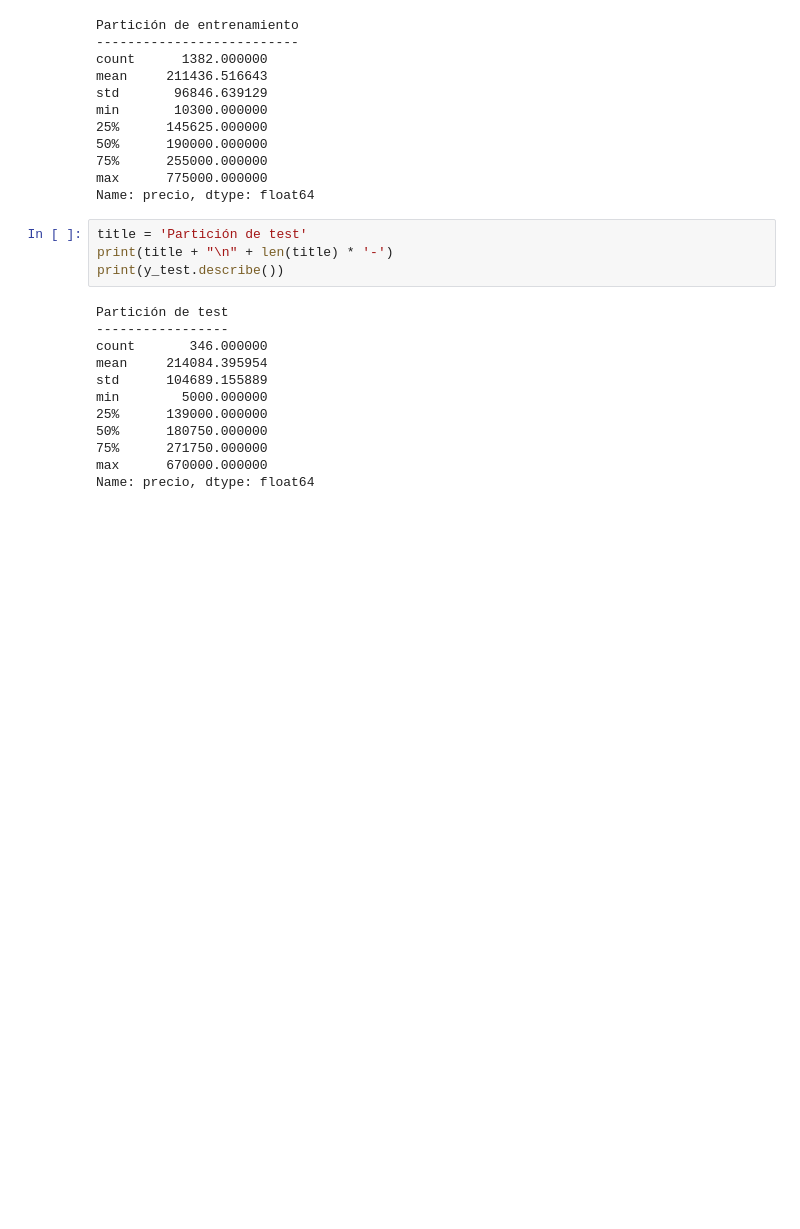
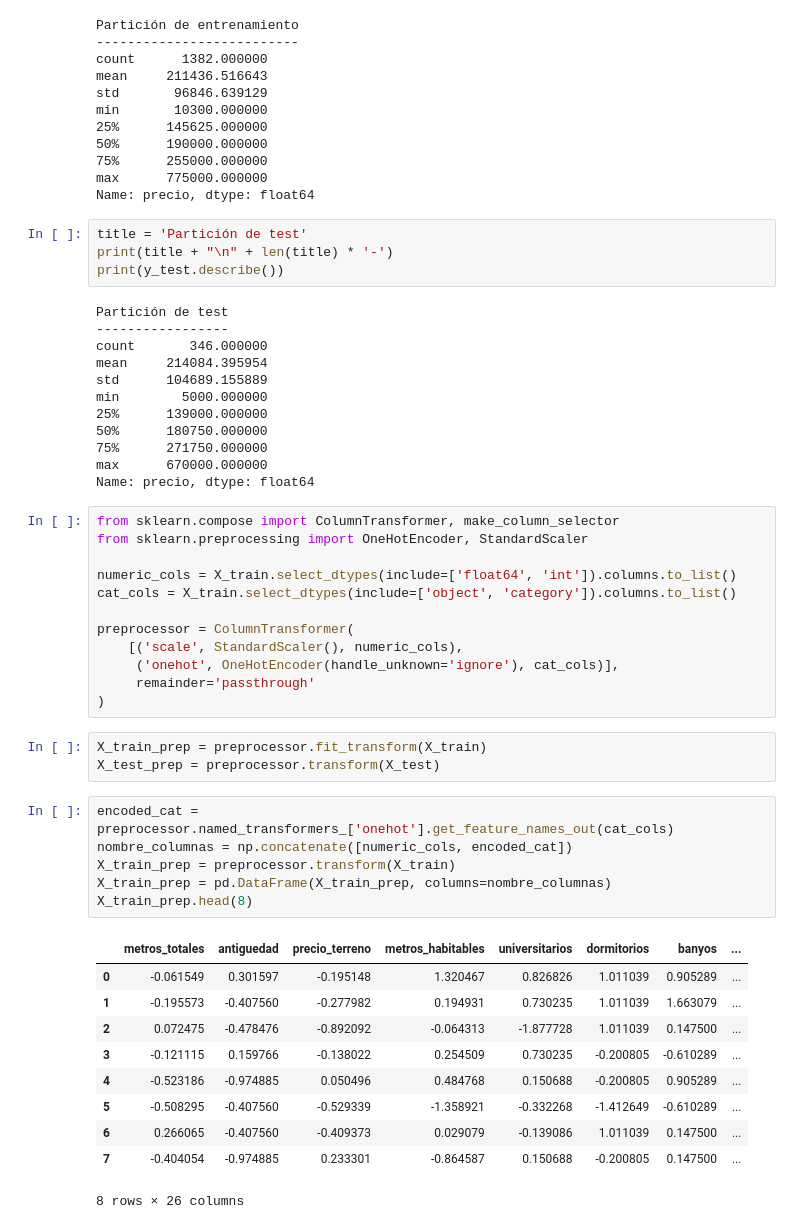
Before and after one commit to JoseJesusLaCasaNieto/Kaggle, a Jupyter notebook: SaratogaHouses/SaratogaHouses.ipynb, the cells around one changed output. Saved outputs shown, nothing was run; the diff lists cells and outputs as text; blank space fills up the shorter version.

```diff
--- a/SaratogaHouses/SaratogaHouses.ipynb
+++ b/SaratogaHouses/SaratogaHouses.ipynb
@@ -409,3 +409,35 @@ min        5000.000000
 75%      271750.000000
 max      670000.000000
 Name: precio, dtype: float64
+# %%
+from sklearn.compose import ColumnTransformer, make_column_selector
+from sklearn.preprocessing import OneHotEncoder, StandardScaler
+
+numeric_cols = X_train.select_dtypes(include=['float64', 'int']).columns.to_list()
+cat_cols = X_train.select_dtypes(include=['object', 'category']).columns.to_list()
+
+preprocessor = ColumnTransformer(
+    [('scale', StandardScaler(), numeric_cols),
+     ('onehot', OneHotEncoder(handle_unknown='ignore'), cat_cols)],
+     remainder='passthrough'
+)
+# %%
+X_train_prep = preprocessor.fit_transform(X_train)
+X_test_prep = preprocessor.transform(X_test)
+# %%
+encoded_cat = preprocessor.named_transformers_['onehot'].get_feature_names_out(cat_cols)
+nombre_columnas = np.concatenate([numeric_cols, encoded_cat])
+X_train_prep = preprocessor.transform(X_train)
+X_train_prep = pd.DataFrame(X_train_prep, columns=nombre_columnas)
+X_train_prep.head(8)
+# %% [output]
+|  | metros_totales | antiguedad | precio_terreno | metros_habitables | universitarios | dormitorios | banyos | ... |
+| 0 | -0.061549 | 0.301597 | -0.195148 | 1.320467 | 0.826826 | 1.011039 | 0.905289 | ... |
+| 1 | -0.195573 | -0.407560 | -0.277982 | 0.194931 | 0.730235 | 1.011039 | 1.663079 | ... |
+| 2 | 0.072475 | -0.478476 | -0.892092 | -0.064313 | -1.877728 | 1.011039 | 0.147500 | ... |
+| 3 | -0.121115 | 0.159766 | -0.138022 | 0.254509 | 0.730235 | -0.200805 | -0.610289 | ... |
+| 4 | -0.523186 | -0.974885 | 0.050496 | 0.484768 | 0.150688 | -0.200805 | 0.905289 | ... |
+| 5 | -0.508295 | -0.407560 | -0.529339 | -1.358921 | -0.332268 | -1.412649 | -0.610289 | ... |
+| 6 | 0.266065 | -0.407560 | -0.409373 | 0.029079 | -0.139086 | 1.011039 | 0.147500 | ... |
+| 7 | -0.404054 | -0.974885 | 0.233301 | -0.864587 | 0.150688 | -0.200805 | 0.147500 | ... |
+8 rows × 26 columns
```
Also changed, not shown: parts of 7 cells of this notebook.
